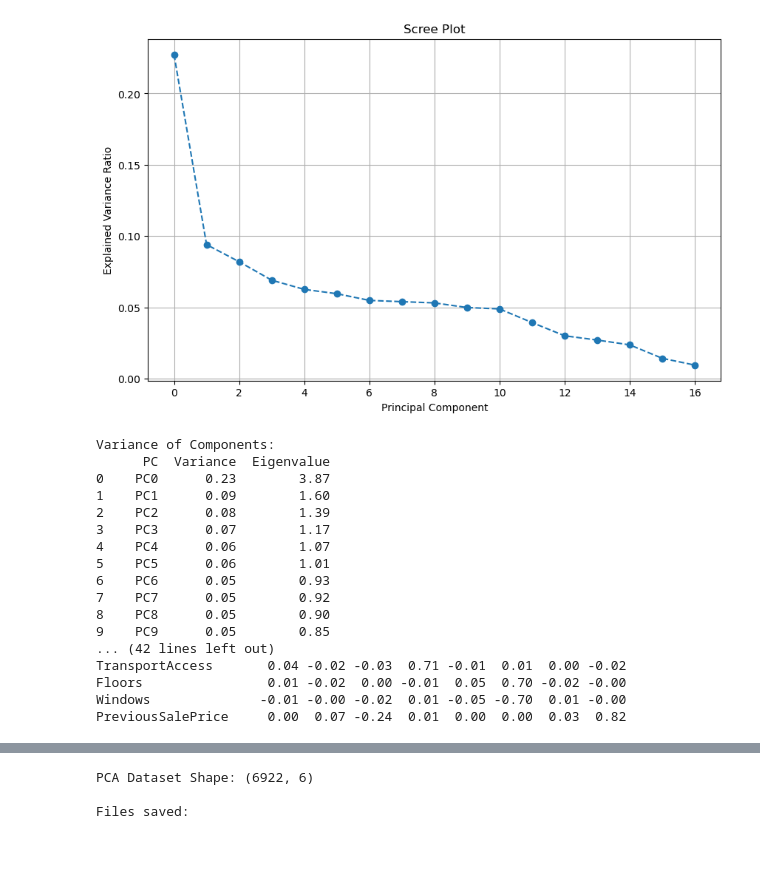
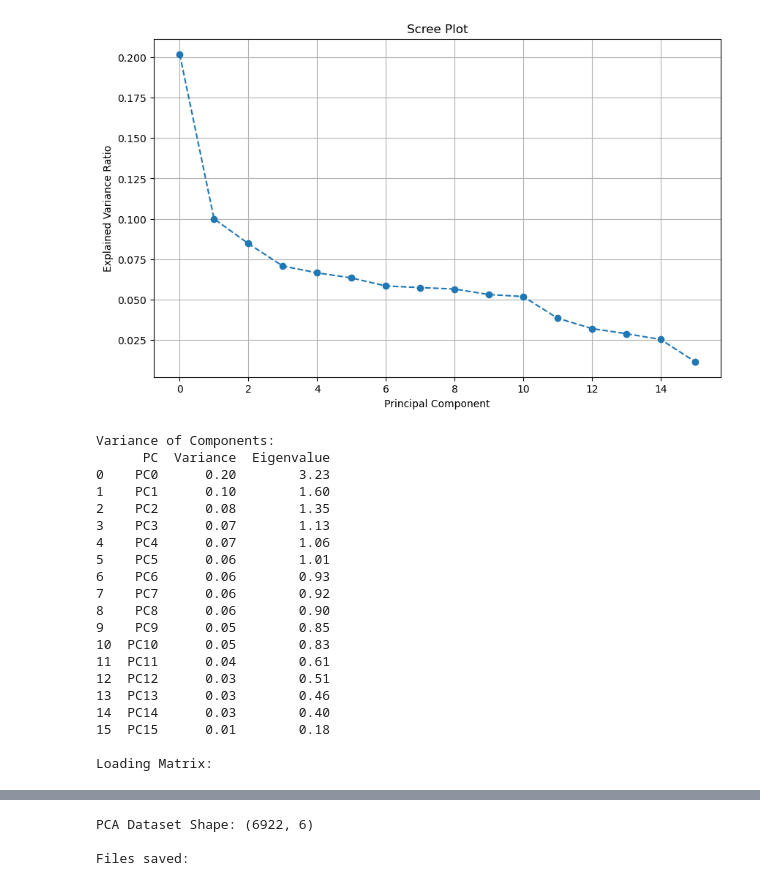
Before and after one commit to jdemuth17/D600, a Jupyter notebook: D600_task_3.ipynb, the cells around one changed output, grey strips where cells are left out. Cells and saved outputs as stored; diff of their text form; code cells hidden in the pictures; blank space fills up the shorter version.

Commit message:
Seperated dependent variable from indenpendent variables. dropped pc1 and rerfit model.

```diff
--- a/D600_task_3.ipynb
+++ b/D600_task_3.ipynb
@@ -64,18 +64,26 @@ DistanceToCityCenter    0
 dtypes: float64(14), int64(3)
 memory usage: 973.4 KB
 # %%
-# 1. Standardize the Variables
+# 1. Separate features (X) and target (y)
+if 'Price' in df.columns:
+    X = df.drop(columns=['Price'])
+    y = df['Price']
+else:
+    X = df.copy()
+    print("Warning: 'Price' column not found in dataframe. Using all columns as features.")
+
+# 2. Standardize only the features
 from sklearn.preprocessing import StandardScaler
 
 scaler = StandardScaler()
-X_scaled_array = scaler.fit_transform(df)
-X_scaled = pd.DataFrame(X_scaled_array, columns=df.columns)
+X_scaled_array = scaler.fit_transform(X)
+X_scaled = pd.DataFrame(X_scaled_array, columns=X.columns)
 
-# Display Descriptive Statistics for the original (unstandardized) data
-print("Descriptive Statistics for All Variables (Before Standardization):\n")
-display(df.describe().T.round(2))
+# Display Descriptive Statistics for the original features (before standardization)
+print("Descriptive Statistics for Features (Before Standardization):\n")
+display(X.describe().T.round(2))
 
-# 3. Descriptive Statistics for Standardized Data
-print("\nDescriptive Statistics (Standardized Data):")
+# Display Descriptive Statistics for Standardized Features
+print("\nDescriptive Statistics (Standardized Features):")
 display(X_scaled.describe().T.round(2))
 # %% [output]
@@ -125,51 +131,54 @@ from sklearn.decomposition import PCA
 pca_full = PCA()
 pca_full.fit(X_scaled)
 
 # 2. Generate Scree Plot
 plt.figure(figsize=(10, 6))
 plt.plot(range( len(pca_full.explained_variance_ratio_) ),
          pca_full.explained_variance_ratio_, marker='o', linestyle='--')
 plt.title('Scree Plot')
 plt.xlabel('Principal Component')
 plt.ylabel('Explained Variance Ratio')
 plt.grid(True)
 plt.show()
 
 # 3. Print Variance Info
 explained_variance = pd.DataFrame({
     'PC': [f'PC{i}' for i in range(len(pca_full.explained_variance_ratio_))],
     'Variance': pca_full.explained_variance_ratio_,
     'Eigenvalue': pca_full.explained_variance_
 })
 print("\nVariance of Components:")
 print(explained_variance)
 
 
 
-# 5. Print Loading Matrix
+# 5. Display Loading Matrix as Table
 loading_matrix = pd.DataFrame(
     pca_full.components_.T,
     columns=[f'PC{i}' for i in range(len(pca_full.components_))],
     index=X_scaled.columns
 )
-print("\n Loading Matrix")
-print(loading_matrix.round(3))
+print("\nLoading Matrix:")
+display(loading_matrix.round(3))
 # %% [output]
-[figure, old version]
+[figure, new version]
 Variance of Components:
       PC  Variance  Eigenvalue
-0    PC0      0.23        3.87
-1    PC1      0.09        1.60
-2    PC2      0.08        1.39
-3    PC3      0.07        1.17
-4    PC4      0.06        1.07
+0    PC0      0.20        3.23
+1    PC1      0.10        1.60
+2    PC2      0.08        1.35
+3    PC3      0.07        1.13
+4    PC4      0.07        1.06
 5    PC5      0.06        1.01
-6    PC6      0.05        0.93
-7    PC7      0.05        0.92
-8    PC8      0.05        0.90
+6    PC6      0.06        0.93
+7    PC7      0.06        0.92
+8    PC8      0.06        0.90
 9    PC9      0.05        0.85
-... (42 lines left out)
-TransportAccess       0.04 -0.02 -0.03  0.71 -0.01  0.01  0.00 -0.02
-Floors                0.01 -0.02  0.00 -0.01  0.05  0.70 -0.02 -0.00
-Windows              -0.01 -0.00 -0.02  0.01 -0.05 -0.70  0.01 -0.00
-PreviousSalePrice     0.00  0.07 -0.24  0.01  0.00  0.00  0.03  0.82
+10  PC10      0.05        0.83
+11  PC11      0.04        0.61
+12  PC12      0.03        0.51
+13  PC13      0.03        0.46
+14  PC14      0.03        0.40
+15  PC15      0.01        0.18
+
+Loading Matrix:
```
Also changed, not shown: parts of 6 cells of this notebook, 2 other files.
